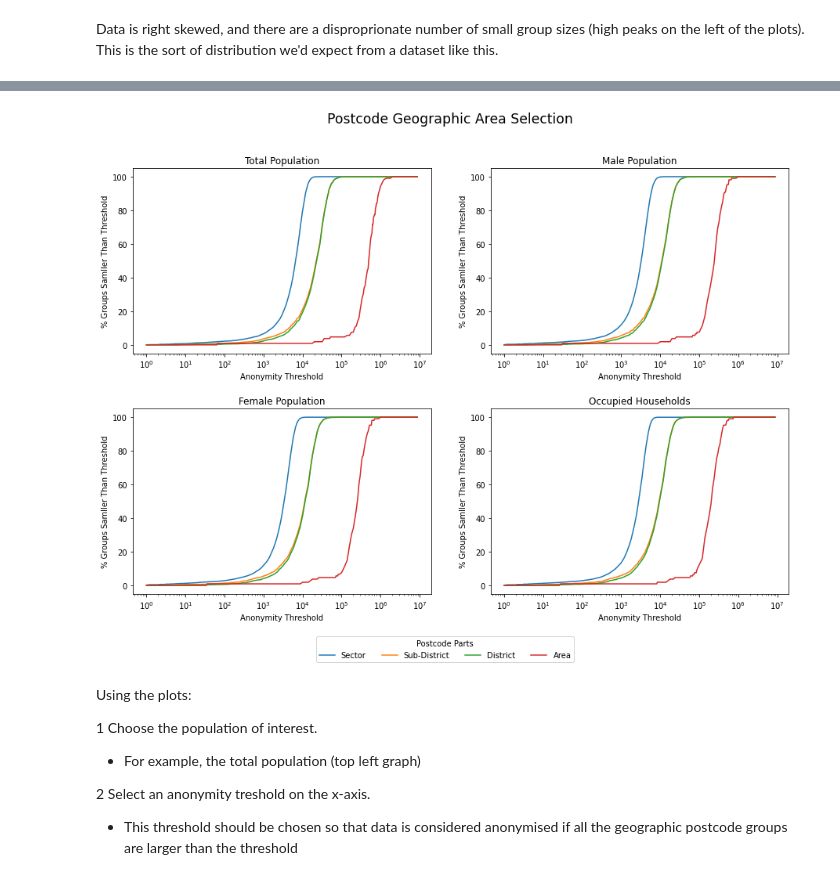
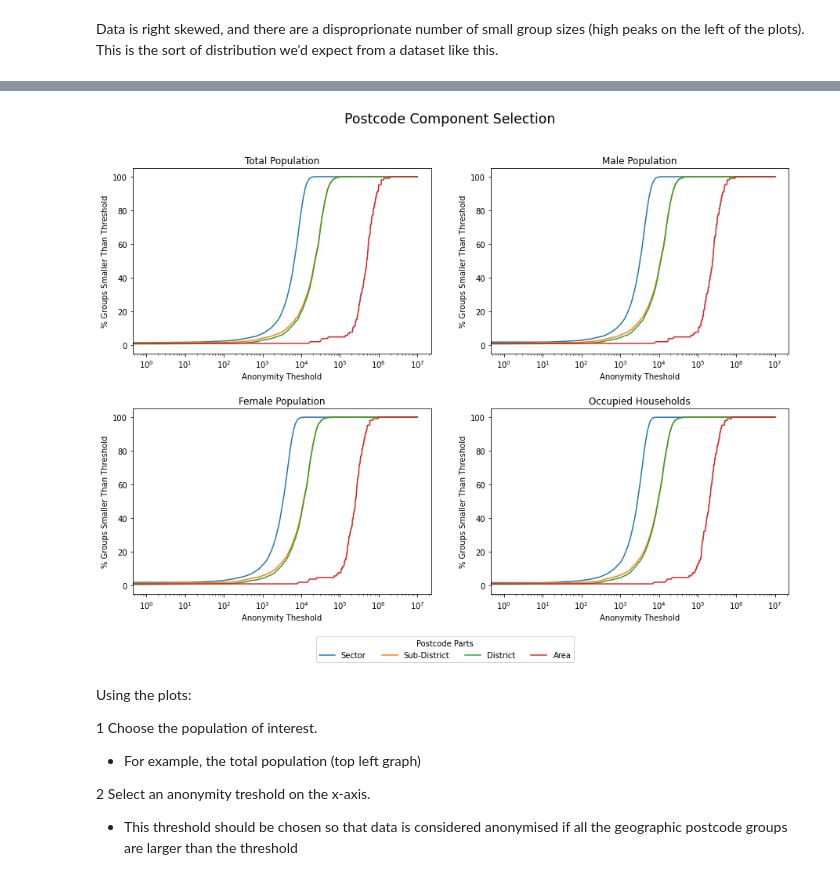
Before and after one commit to adhardy/mirador-task-sheet, a Jupyter notebook: postcode analysis/postcodes.ipynb, the cells around one changed output, grey strips where cells are left out. Saved outputs shown, nothing was run; the diff lists cells and outputs as text; code cells hidden in the pictures.

Commit message:
re-worked postcode component graphs, removed pop plots

```diff
--- a/postcode analysis/postcodes.ipynb
+++ b/postcode analysis/postcodes.ipynb
@@ -193,50 +187,48 @@ The anonymity threshold is likely something that will be known, and is the postc
-# %%
-import numpy as np
-
-#generate thresholds
-thresholds = (i*10**exp for exp in range(0,7) for i in np.arange(1,9,0.2))
-threshold_count = []
-
-#test each post code part and count the number of groups smaller than the threshold for each population (Total, Males, Females, Housing)
-for threshold in thresholds:
-    for part in postcode_parts:
-        for population in populations:
-            s_count = df_part[part][population][df_part[part][population].sort_values() < threshold]
-            threshold_count.append({"part":part, "threshold":threshold, "population":population, "Groups Below Threshold #":s_count.count() , "Groups Below Threshold %":(s_count.count()/df_part[part][population].count())*100})
-
-#store as a dataframe
-df_threshold_group_count = pd.DataFrame.from_dict(threshold_count)
-
-#re-arrange the data so that is suitable for plotting
-df_threshold_group_count_pivot = df_threshold_group_count.pivot(index=["threshold"], columns=["population", "part"])
 # %%
+import numpy as np
+
 import warnings
 # suppress some warnings
-# deprecated matplotlib feature built in to pandas, can't do anything about this
-warnings.filterwarnings('ignore', module="pandas", lineno=400)
-# performance warning, not worried for this dataset
-warnings.filterwarnings('ignore', module="IPython", lineno=2894)
 # non dangerous warning from fig.legend line
 warnings.filterwarnings('ignore', message="You have mixed positional and keyword arguments")
+
+x_min = 0
+x_max = 10**7
 
 fig, axs = plt.subplots(2,2, figsize=(15,10))
 plt.subplots_adjust(wspace=0.2,
                     hspace=0.3)
 
-
 coords = ((0,0),(0,1),(1,0),(1,1))
 
-#for each population, plot the number of groups smaller than the threshold
-for i in range (0,4):
-    df_threshold_group_count_pivot[("Groups Below Threshold %", populations[i])].plot(legend=False,logx=True, xlabel="Anonymity Threshold", ylabel=r"% Groups Samller Than Threshold", title=populations[i], ax=axs[coords[i]])
+for i in range(0,4):
+    for j in range(0,4):
+        population = populations[i]
+        part = postcode_parts[j]
 
-fig.suptitle("Postcode Geographic Area Selection", size="xx-large")
+        hist, bin_edges = np.histogram(df_part[part][population], bins=1000)
+        cum_hist = np.cumsum(hist)/max(np.cumsum(hist)) * 100 #percentage
+
+        # extend all plots from x_min to x_max
+        bin_edges = np.insert(bin_edges, 0, x_min)
+        cum_hist = np.insert(cum_hist, 0, x_min)
+
+        bin_edges[-1] = x_max #replace last element - we will use the left edge of the bin for our plot, will be an estimate but fine for these plots
+        cum_hist = np.append(cum_hist, 100) #extend plot on x axis
+
+        axs[coords[i]].plot(bin_edges, cum_hist, label="part")
+        axs[coords[i]].set_xscale("log")
+        axs[coords[i]].set_xlabel("Anonymity Theshold")
+        axs[coords[i]].set_ylabel("% Groups Smaller Than Threshold")
+        axs[coords[i]].set_title(population)
+
+
+fig.suptitle("Postcode Component Selection", size="xx-large")
 fig.legend(axs, title="Postcode Parts", labels=postcode_parts, loc="lower center", ncol=len(postcode_parts))
-plt.show()
 
-fig.savefig('images/postode_selection.png')
+fig.savefig("images/postcode_selection.png")
 # %% [output]
-[figure, old version]
+[figure, new version]
 # %% [markdown]
 Using the plots:
 
```
Also changed, not shown: parts of 9 cells of this notebook, 2 other files.
